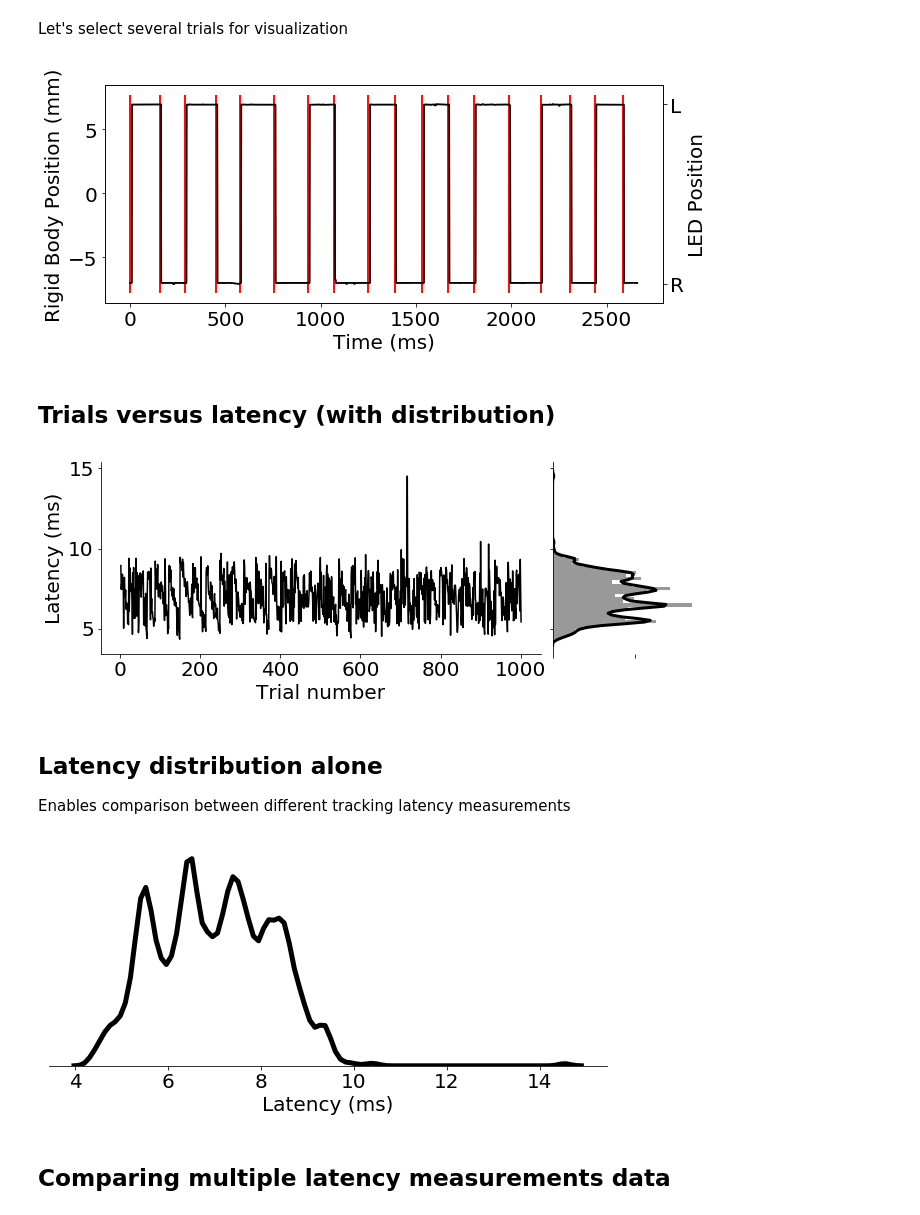
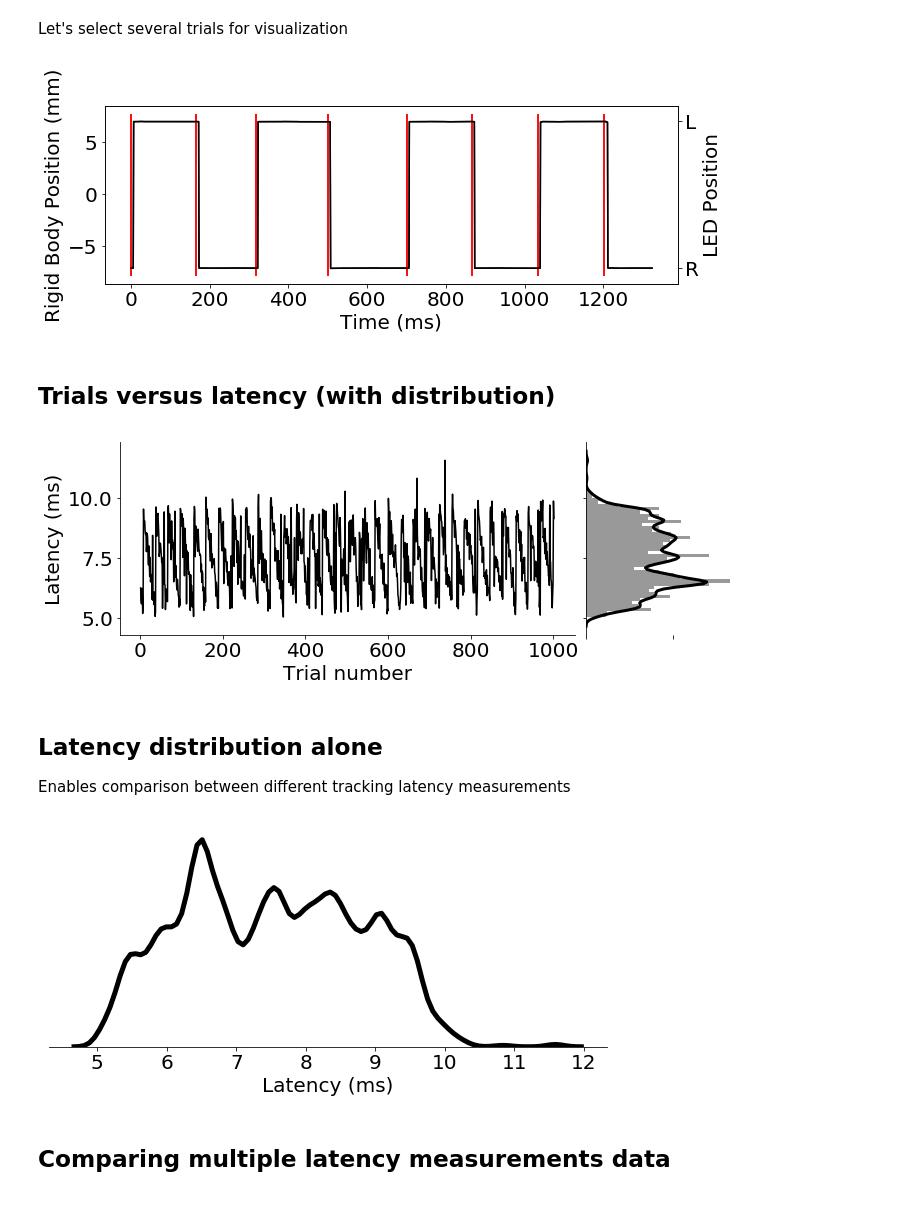
Before and after one commit to mohammadbashiri/vrlatency, a Jupyter notebook: notebooks/reports/Tracking.ipynb, the cells around one changed output. Saved outputs shown, nothing was run; the diff lists cells and outputs as text; code cells hidden in the pictures.

Commit message:
saved new figures

```diff
--- a/notebooks/reports/Tracking.ipynb
+++ b/notebooks/reports/Tracking.ipynb
@@ -34,6 +34,7 @@ import vrlatency as vrl
 # %matplotlib tk
 # %%
 data_path = "../../data/Tracking"
+figure_path = "../../figures/"
 # %%
 os.chdir(data_path)
 # %%
@@ -50,7 +51,8 @@ tracking_20181005_171821.csv
 tracking_20181005_172311.csv
 tracking_20181005_173035.csv
 # %%
-filename = filenames[-1]
+session_number = 0
+filename = filenames[session_number]
 session_name = filename.split('.')[0]
 dfd = vrl.read_csv(filename)
 # %%
@@ -82,23 +84,26 @@ plt.rcParams.update({'font.size': 20})
 # %% [markdown]
 Let's select several trials for visualization
 # %%
-dd = dfd_transformed.loc[dfd_transformed['Trial'] < 20]
+dd = dfd_transformed.loc[dfd_transformed['Trial'] < 10]
 # %%
 fig, ax = plt.subplots(figsize=(10, 4))
 # vrl.analysis.plot_rb_position(dd['Time'], dd['RigidBody_Position_norm'], ax=ax);
 ax.plot(dd['Time'], dd['RigidBody_Position_norm'] * 1000, color='k')
 trial_init_time = dd.groupby('Trial').Time.apply(lambda x: x.min()).values
 vrl.analysis.plot_trial_init(trial_init_time, ax=ax)
 ax.set(xlabel='Time (ms)', ylabel='Rigid Body Position (mm)');
 
 ax2 = ax.twinx()
 ax2.plot(dd['Time'], dd['RigidBody_Position_norm'] * 1000, color='k')
 trial_init_time = dd.groupby('Trial').Time.apply(lambda x: x.min()).values
 vrl.analysis.plot_trial_init(trial_init_time, ax=ax2)
 plt.yticks([dd['RigidBody_Position_norm'].min() * 1000, dd['RigidBody_Position_norm'].max() * 1000], ['R', 'L'])
 ax2.set(ylabel='LED Position');
+fig.tight_layout()
+
+plt.savefig(figure_path + 'tracking_a' + '_session' + str(session_number) + '.png', transparent=False)
 # %% [output]
-[figure, old version]
+[figure, new version]
 # %% [markdown]
 ## Trials versus latency (with distribution)
 # %%
@@ -111,8 +116,10 @@ vrl.analysis.plot_tracking_latency_distribution(dfd_transformed['TrackingLatency
 sns.despine(top=True, bottom=True, ax=ax2)
 ax2.set(xticklabels='')
 fig.tight_layout(w_pad=0)
+
+plt.savefig(figure_path + 'tracking_b' + '_session' + str(session_number) + '.png', transparent=False)
 # %% [output]
-[figure, old version]
+[figure, new version]
 # %% [markdown]
 ## Latency distribution alone
 
@@ -129,7 +136,7 @@ sns.distplot(data, hist=False, color="k", kde_kws={"linewidth": 5, "alpha": 1},
 ax.set(xlabel='Latency (ms)', ylabel='');
 plt.yticks([]);
 # %% [output]
-[figure, old version]
+[figure, new version]
 # %% [markdown]
 ## Comparing multiple latency measurements data
 # %%
```
Also changed, not shown: parts of 3 cells of this notebook, 7 other files.
